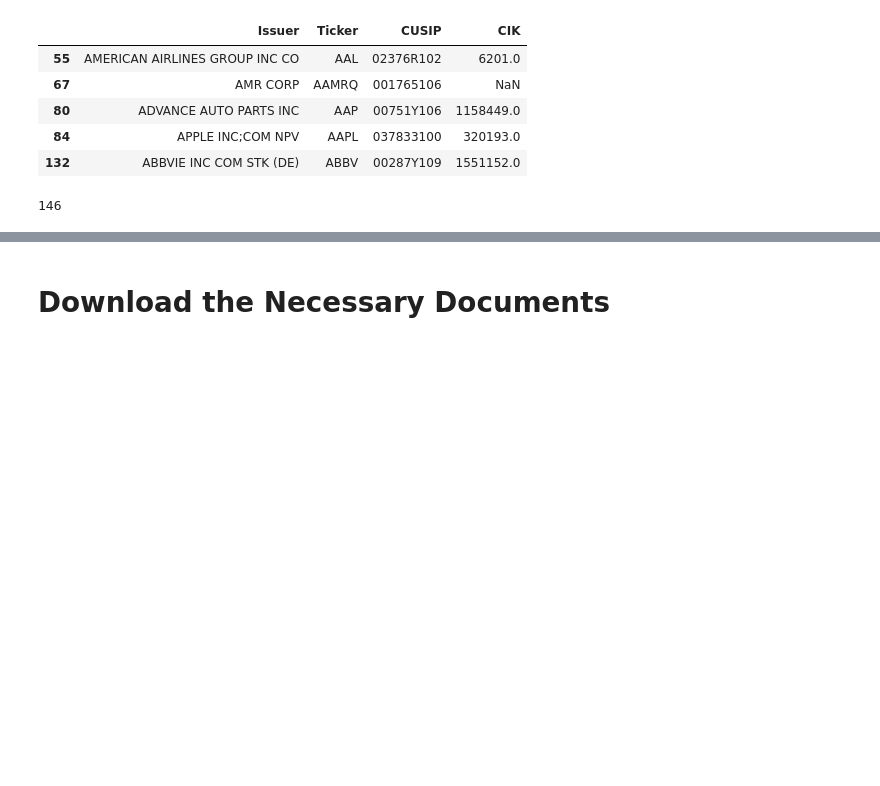
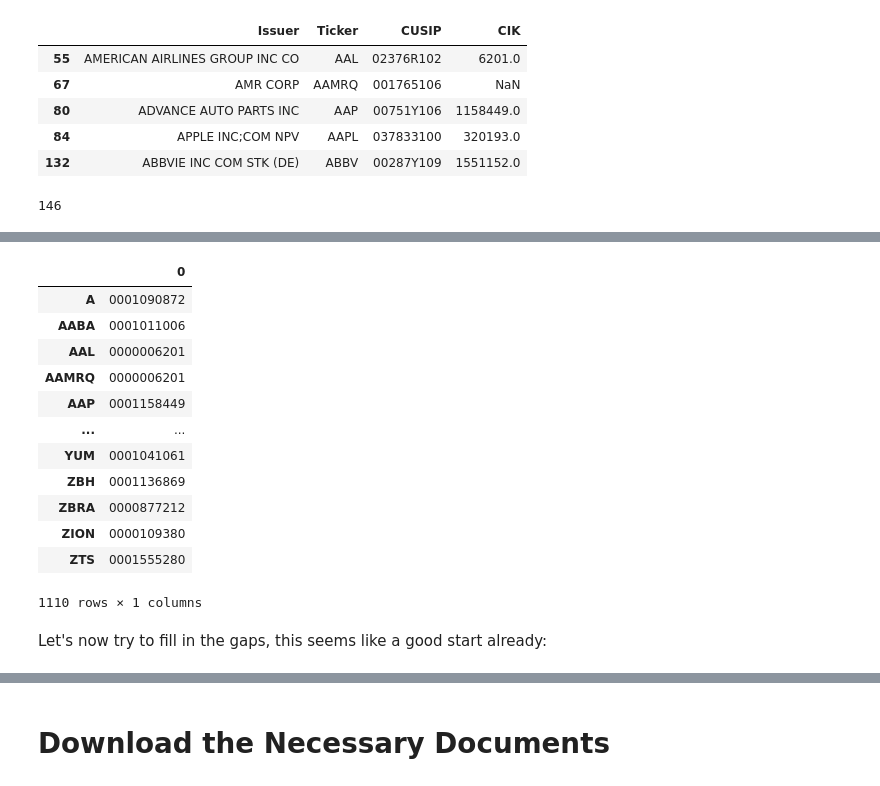
Before and after one commit to lkrenn/SP500_NLP_Project, a Jupyter notebook: Step1-Data/2-edgar_scrape.ipynb, the cells around one changed output, grey strips where cells are left out. Saved outputs shown, nothing was run; the diff lists cells and outputs as text; code cells hidden in the pictures; blank space fills up the shorter version.

```diff
--- a/Step1-Data/2-edgar_scrape.ipynb
+++ b/Step1-Data/2-edgar_scrape.ipynb
@@ -89,0 +143,19 @@ sum(matches['CIK'].isna())
+# %%
+map_df = pd.DataFrame([mapping]).T
+map_df
+# %% [output]
+|  | 0 |
+| A | 0001090872 |
+| AABA | 0001011006 |
+| AAL | 0000006201 |
+| AAMRQ | 0000006201 |
+| AAP | 0001158449 |
+| ... | ... |
+| YUM | 0001041061 |
+| ZBH | 0001136869 |
+| ZBRA | 0000877212 |
+| ZION | 0000109380 |
+| ZTS | 0001555280 |
+1110 rows × 1 columns
+# %% [markdown]
+Let's now try to fill in the gaps, this seems like a good start already:
```
Also changed, not shown: parts of 36 cells of this notebook, 5 other files.
